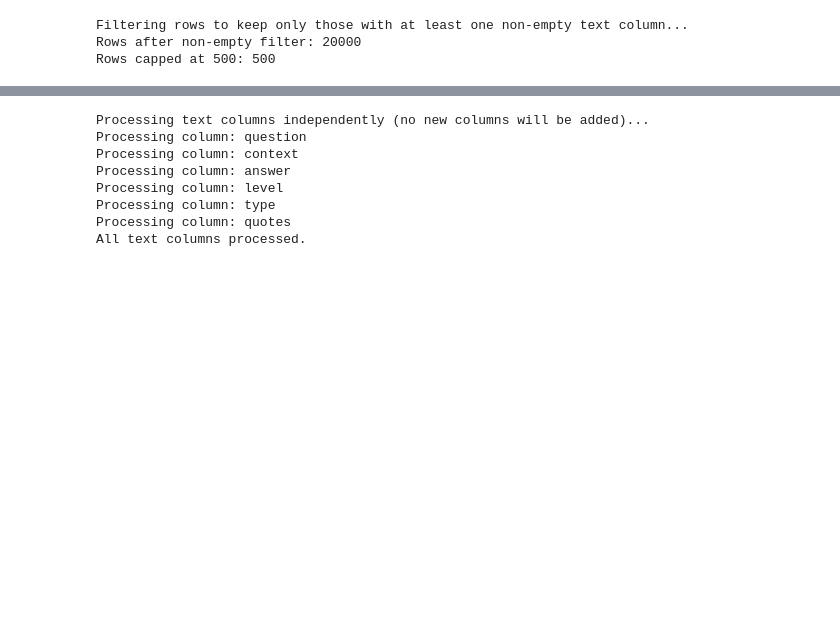
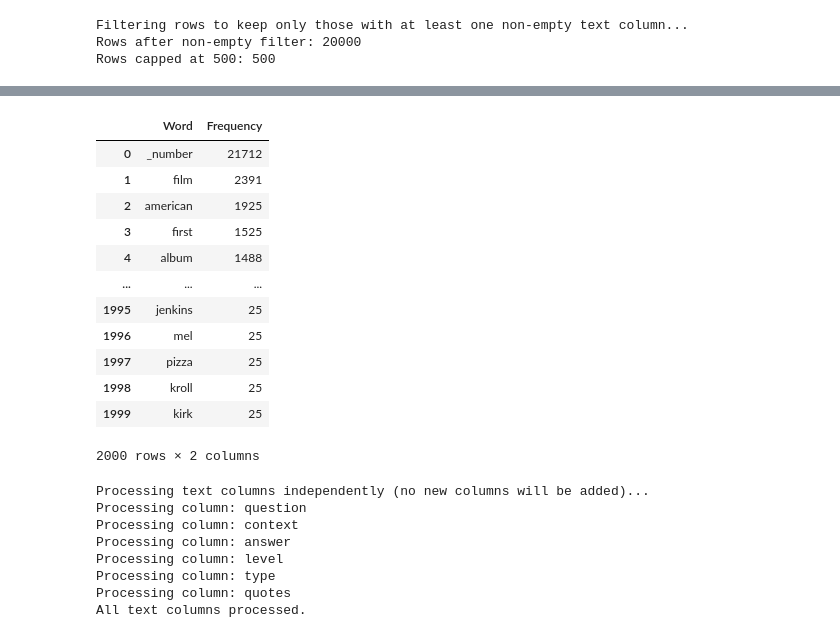
Before and after one commit to eliyahuav/NLP-project, a Jupyter notebook: ex1.ipynb, the cells around one changed output, grey strips where cells are left out. Saved outputs shown, nothing was run; the diff lists cells and outputs as text; code cells hidden in the pictures; blank space fills up the shorter version.

```diff
--- a/ex1.ipynb
+++ b/ex1.ipynb
@@ -171,23 +171,46 @@ def process_text_value_partial(text: str) -> str:
 
     # Join back to string
     return " ".join(clean_tokens)
-# %%
-from collections import Counter
-
-
-X_WORDS_TO_DISPLAY = 20 # You can change this value
-
-all_tokens = []
-# Assuming text_cols contains the names of the text columns in df_out
-# If text_cols is not defined or accurate, you might need to adjust this.
-# For robustness, we can iterate through all object columns.
-for col in df_out.columns:
-    if df_out[col].dtype == 'object' and col != ID_COL: # Exclude ID column
-        for text_val in df_out[col].dropna():
-            all_tokens.extend(text_val.split())
-
-token_counts = Counter(all_tokens)
-top_x_words = token_counts.most_common(X_WORDS_TO_DISPLAY)
-
-df_top_words = pd.DataFrame(top_x_words, columns=['Word', 'Frequency'])
-display(df_top_words)
+# %%
+from nltk.tokenize import word_tokenize
+from collections import Counter
+import pandas as pd
+
+def get_tokenized_sentences(dataframe, text_columns):
+    all_tokenized_sentences = []
+    for col in text_columns:
+        for text_value in dataframe[col].dropna():
+            if isinstance(text_value, str):
+                all_tokenized_sentences.append(word_tokenize(text_value))
+    return all_tokenized_sentences
+
+# Define X_WORDS_TO_DISPLAY for this cell
+X_WORDS_TO_DISPLAY = 2000 # You can change this value
+
+print("Tokenizing dfUnprossed...")
+tokenized_sentences_unprocessed = get_tokenized_sentences(dfUnprossed, text_cols)
+print(f"Generated {len(tokenized_sentences_unprocessed)} tokenized sentences from dfUnprossed.")
+
+print("\nTokenizing df_out...")
+tokenized_sentences_processed = get_tokenized_sentences(df_out, text_cols)
+print(f"Generated {len(tokenized_sentences_processed)} tokenized sentences from df_out.")
+
+print("\nFirst 3 tokenized sentences from dfUnprossed (example):")
+for i, s in enumerate(tokenized_sentences_unprocessed[:3]):
+    print(f"  {i+1}: {s}")
+
+print("\nFirst 3 tokenized sentences from df_out (example):")
+for i, s in enumerate(tokenized_sentences_processed[:3]):
+    print(f"  {i+1}: {s}")
+
+
+
+# --- Calculating and displaying top words for df_out ---
+print("\nCalculating top words for df_out...")
+all_tokens_processed = [token for sentence in tokenized_sentences_processed for token in sentence] # Flatten list of lists
+token_counts_processed = Counter(all_tokens_processed)
+top_x_words_processed = token_counts_processed.most_common(X_WORDS_TO_DISPLAY)
+df_top_words_processed = pd.DataFrame(top_x_words_processed, columns=['Word', 'Frequency'])
+print(f"Top {X_WORDS_TO_DISPLAY} words from df_out:")
+display(df_top_words_processed)
+# %% [output]
@@ -194,3 +235,16 @@ display(df_top_words)
+|  | Word | Frequency |
+| 0 | _number | 21712 |
+| 1 | film | 2391 |
+| 2 | american | 1925 |
+| 3 | first | 1525 |
+| 4 | album | 1488 |
+| ... | ... | ... |
+| 1995 | jenkins | 25 |
+| 1996 | mel | 25 |
+| 1997 | pizza | 25 |
+| 1998 | kroll | 25 |
+| 1999 | kirk | 25 |
+2000 rows × 2 columns
 # %%
 # תא 5 — עיבוד כל עמודות הטקסט (ללא יצירת עמודות חדשות)
 # 📘 עיבוד כל עמודות הטקסט בנפרד והחלפת התוכן בטקסט המעובד.
```
Also changed, not shown: parts of 1 cell of this notebook.
